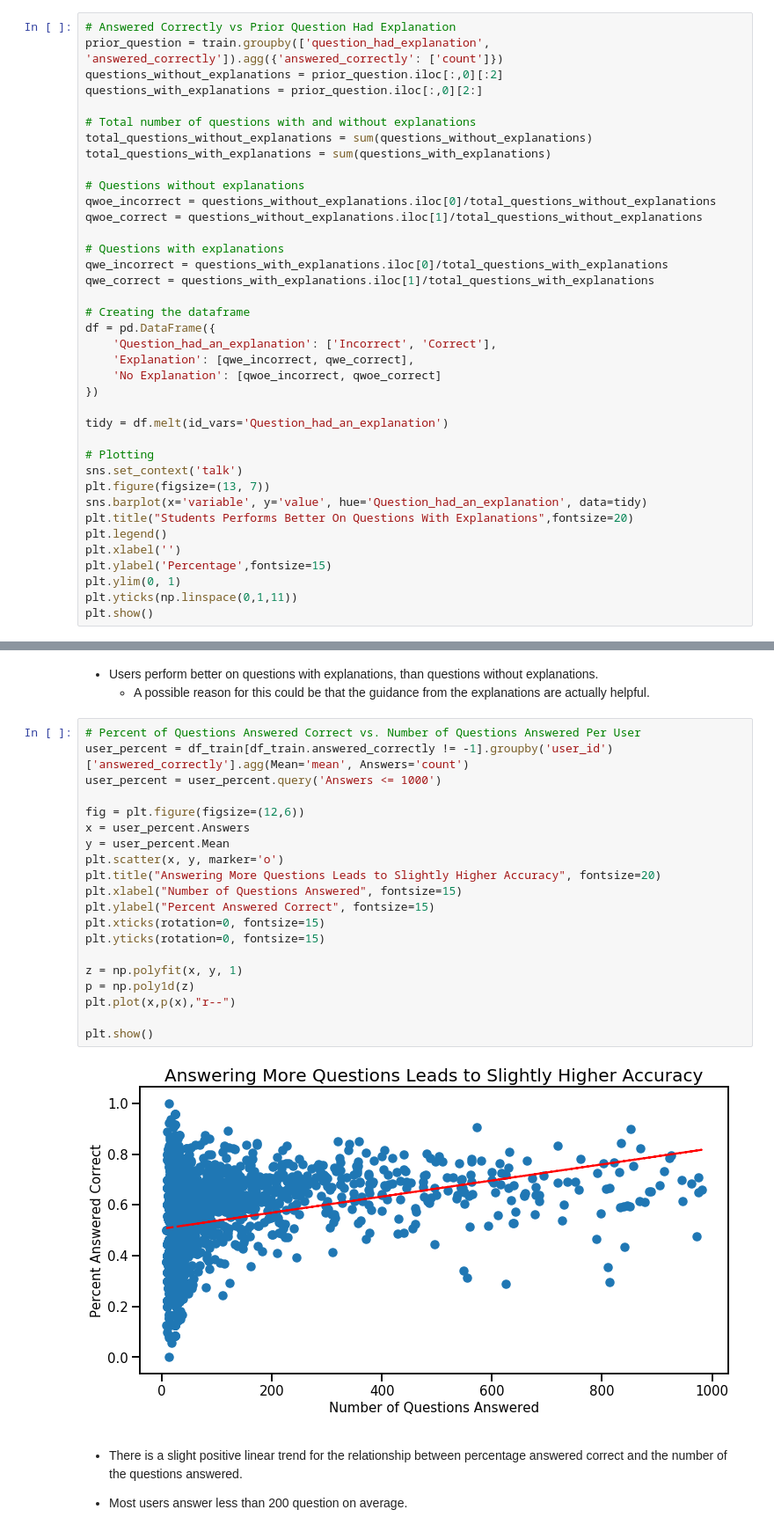
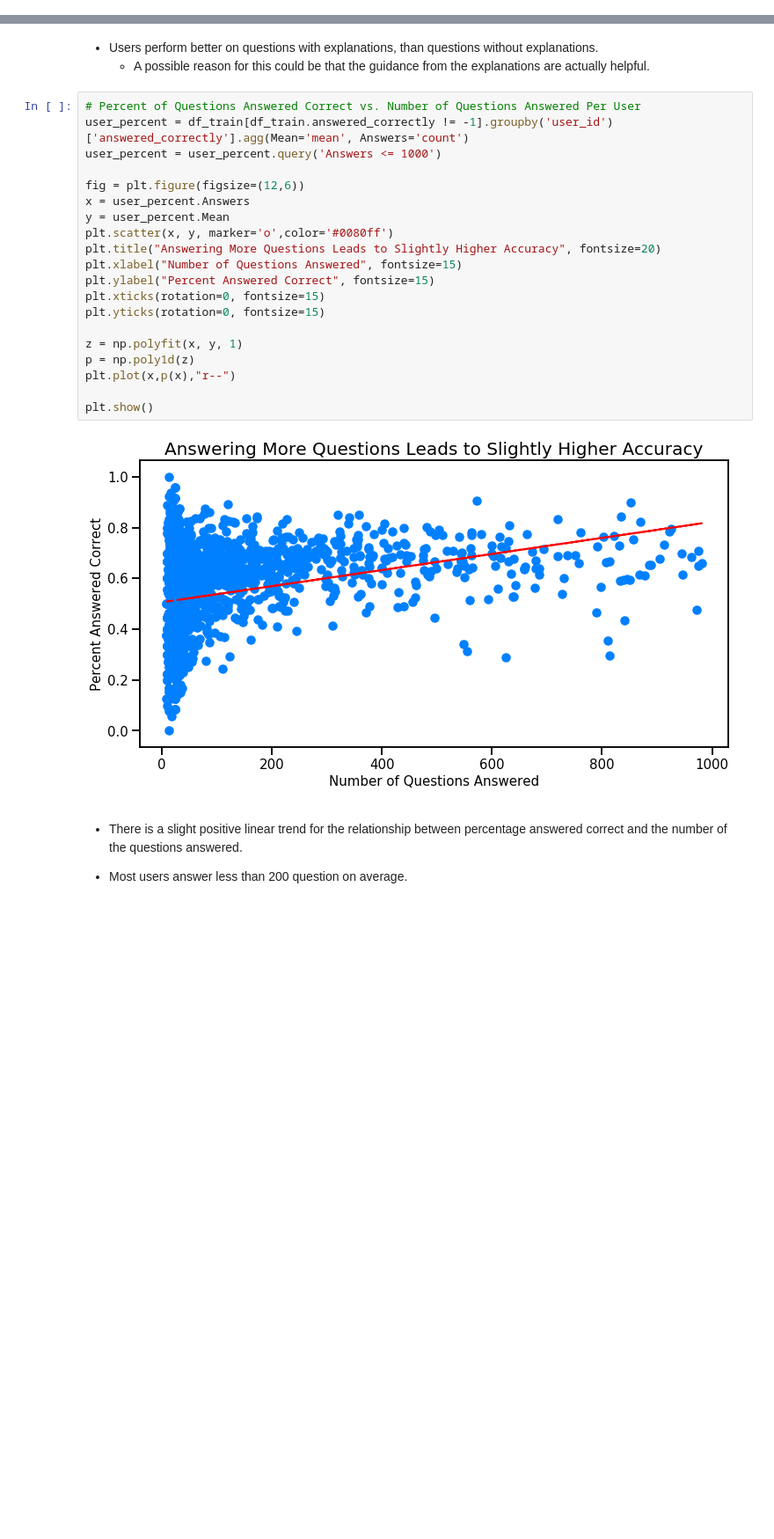
Before and after one commit to Riiid-Team/AI-Learning, a Jupyter notebook: MVP.ipynb, the cells around one changed output, grey strips where cells are left out. Shown at 88% size. Saved outputs shown, nothing was run; the diff lists cells and outputs as text; blank space fills up the shorter version.

```diff
--- a/MVP.ipynb
+++ b/MVP.ipynb
@@ -275,40 +283,2 @@ plt.show()
 # %% [markdown]
 - Of the total count of questions answered, most questions are answered correctly.
-# %%
-# Answered Correctly vs Prior Question Had Explanation
-prior_question = train.groupby(['question_had_explanation', 'answered_correctly']).agg({'answered_correctly': ['count']})
-questions_without_explanations = prior_question.iloc[:,0][:2]
-questions_with_explanations = prior_question.iloc[:,0][2:]
-
-# Total number of questions with and without explanations
-total_questions_without_explanations = sum(questions_without_explanations)
-total_questions_with_explanations = sum(questions_with_explanations)
-
-# Questions without explanations
-qwoe_incorrect = questions_without_explanations.iloc[0]/total_questions_without_explanations
-qwoe_correct = questions_without_explanations.iloc[1]/total_questions_without_explanations
-
-# Questions with explanations
-qwe_incorrect = questions_with_explanations.iloc[0]/total_questions_with_explanations
-qwe_correct = questions_with_explanations.iloc[1]/total_questions_with_explanations
-
-# Creating the dataframe
-df = pd.DataFrame({
-    'Question_had_an_explanation': ['Incorrect', 'Correct'],
-    'Explanation': [qwe_incorrect, qwe_correct],
-    'No Explanation': [qwoe_incorrect, qwoe_correct]
-})
-
-tidy = df.melt(id_vars='Question_had_an_explanation')
-
-# Plotting
-sns.set_context('talk')
-plt.figure(figsize=(13, 7))
-sns.barplot(x='variable', y='value', hue='Question_had_an_explanation', data=tidy)
-plt.title("Students Performs Better On Questions With Explanations",fontsize=20)
-plt.legend()
-plt.xlabel('')
-plt.ylabel('Percentage',fontsize=15)
-plt.ylim(0, 1)
-plt.yticks(np.linspace(0,1,11))
-plt.show()
@@ -320,25 +294,25 @@ plt.show()
 # %%
 # Percent of Questions Answered Correct vs. Number of Questions Answered Per User
 user_percent = df_train[df_train.answered_correctly != -1].groupby('user_id')['answered_correctly'].agg(Mean='mean', Answers='count')
 user_percent = user_percent.query('Answers <= 1000')
 
 fig = plt.figure(figsize=(12,6))
 x = user_percent.Answers
 y = user_percent.Mean
-plt.scatter(x, y, marker='o')
+plt.scatter(x, y, marker='o',color='#0080ff')
 plt.title("Answering More Questions Leads to Slightly Higher Accuracy", fontsize=20)
 plt.xlabel("Number of Questions Answered", fontsize=15)
 plt.ylabel("Percent Answered Correct", fontsize=15)
 plt.xticks(rotation=0, fontsize=15)
 plt.yticks(rotation=0, fontsize=15)
 
 z = np.polyfit(x, y, 1)
 p = np.poly1d(z)
 plt.plot(x,p(x),"r--")
 
 plt.show()
 # %% [output]
-[figure, old version]
+[figure, new version]
 # %% [markdown]
 - There is a slight positive linear trend for the relationship between percentage answered correct and the number of the questions answered.
 
```
Also changed, not shown: parts of 35 cells of this notebook.
